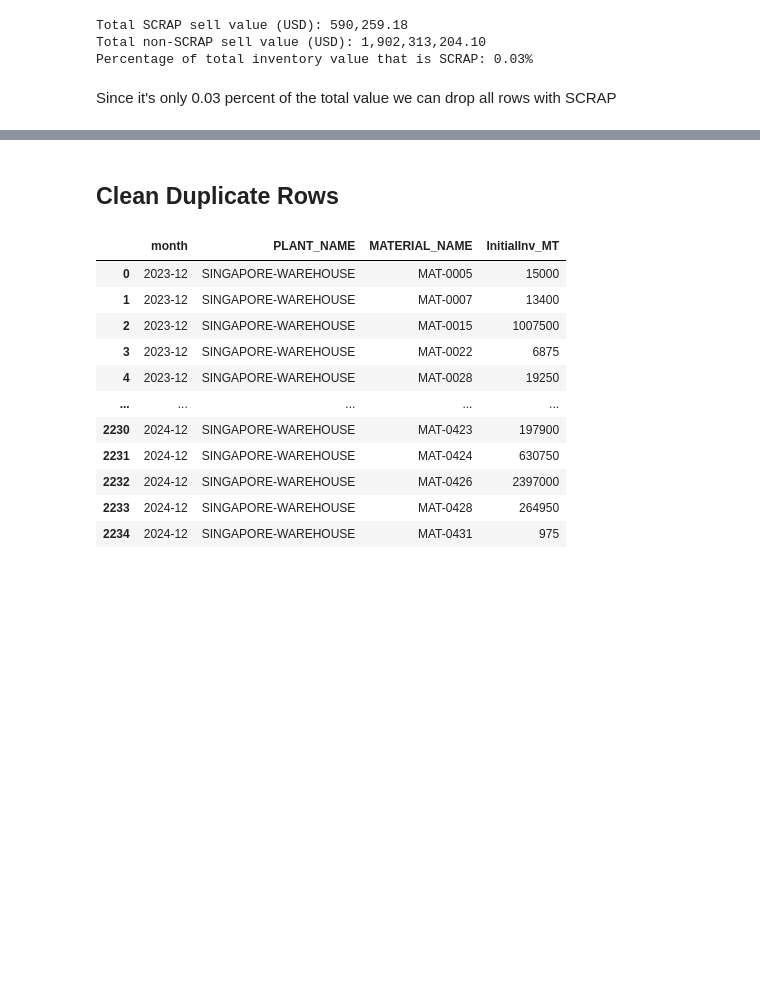
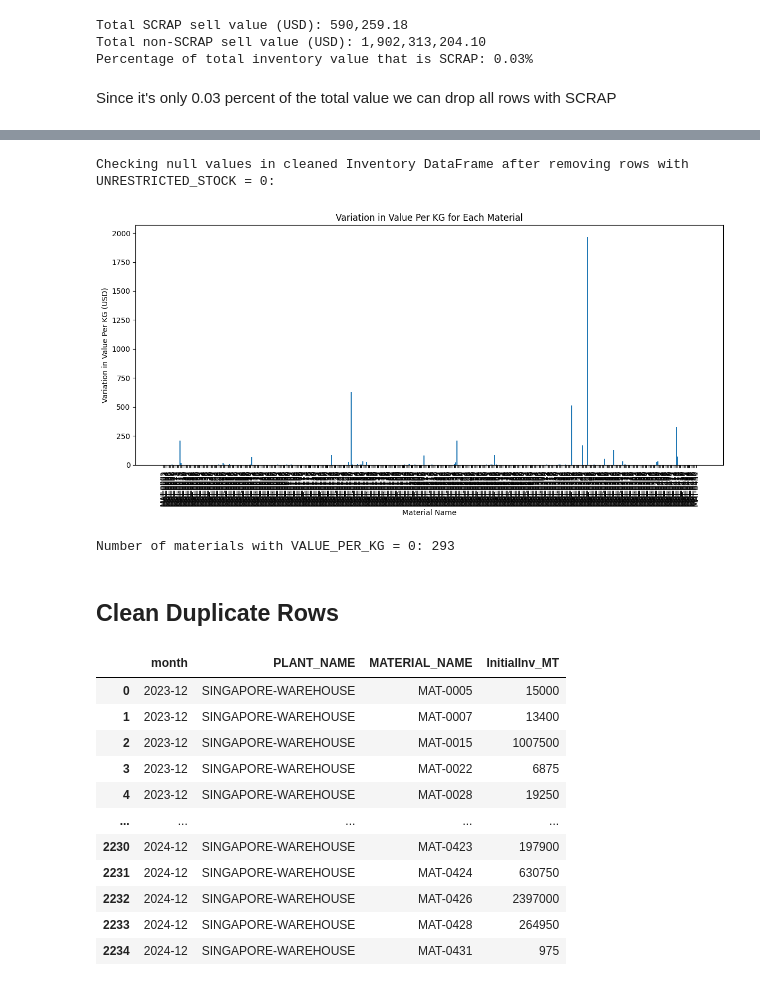
Before and after one commit to peter-parit/em-hackathon-notebooks, a Jupyter notebook: Notebooks/deedee-data.ipynb, the cells around one changed output, grey strips where cells are left out. Saved outputs shown, nothing was run; the diff lists cells and outputs as text; code cells hidden in the pictures; blank space fills up the shorter version.

Commit message:
updated deedee-data and more data

```diff
--- a/Notebooks/deedee-data.ipynb
+++ b/Notebooks/deedee-data.ipynb
@@ -309,3 +316,50 @@ dtype: int64
+# %%
+# can you remove all rows where UNRESTRICTED_STOCK is 0?
+inventory_cleaned_usd = inventory_cleaned_usd[
+    inventory_cleaned_usd['UNRESRICTED_STOCK'] > 0
+].reset_index(drop=True)
+print("Checking null values in cleaned Inventory DataFrame after removing rows with UNRESTRICTED_STOCK = 0:")
+# %% [output]
+Checking null values in cleaned Inventory DataFrame after removing rows with UNRESTRICTED_STOCK = 0:
+# %%
+# can you calculate the value of each material per kg in the cleaned inventory DataFrame?
+inventory_cleaned_usd['VALUE_PER_KG'] = (
+    inventory_cleaned_usd['STOCK_SELL_USD'] / inventory_cleaned_usd['UNRESRICTED_STOCK']
+)
+inventory_cleaned_usd
+
+# can you find the variation in value per kg for each material?
+value_per_kg_variation = inventory_cleaned_usd.groupby('MATERIAL_NAME')['VALUE_PER_KG'].agg(['min', 'max', 'mean', 'std']).reset_index()
+value_per_kg_variation.rename(columns={
+    'min': 'Min_Value_Per_KG',
+    'max': 'Max_Value_Per_KG',
+    'mean': 'Mean_Value_Per_KG',
+    'std': 'Std_Dev_Value_Per_KG'
+}, inplace=True)
+value_per_kg_variation
+
+# can you plot this variation in value per kg for each material?
+plt.figure(figsize=(12, 6))
+plt.bar(value_per_kg_variation['MATERIAL_NAME'], value_per_kg_variation['Max_Value_Per_KG'] - value_per_kg_variation['Min_Value_Per_KG'])
+plt.xlabel('Material Name')
+plt.ylabel('Variation in Value Per KG (USD)')
+plt.title('Variation in Value Per KG for Each Material')
+plt.xticks(rotation=90)
+plt.tight_layout()
+plt.show()
+# %% [output]
+[figure, added]
+# %%
+# can you get the most common Value_Per_KG for each material?
+most_common_value_per_kg = inventory_cleaned_usd.groupby('MATERIAL_NAME')['VALUE_PER_KG'].agg(lambda x: x.mode().iloc[0]).reset_index()
+most_common_value_per_kg.rename(columns={'VALUE_PER_KG': 'Most_Common_Value_Per_KG'}, inplace=True)
+most_common_value_per_kg
+
+# how many material have value_per_kg = 0
+zero_value_per_kg_count = inventory_cleaned_usd[inventory_cleaned_usd['VALUE_PER_KG'] == 0].shape[0]
+print(f"Number of materials with VALUE_PER_KG = 0: {zero_value_per_kg_count}")
+# %% [output]
+Number of materials with VALUE_PER_KG = 0: 293
 # %% [markdown]
 ## Clean Duplicate Rows
 # %%
```
Also changed, not shown: parts of 11 cells of this notebook, 3 other files.
